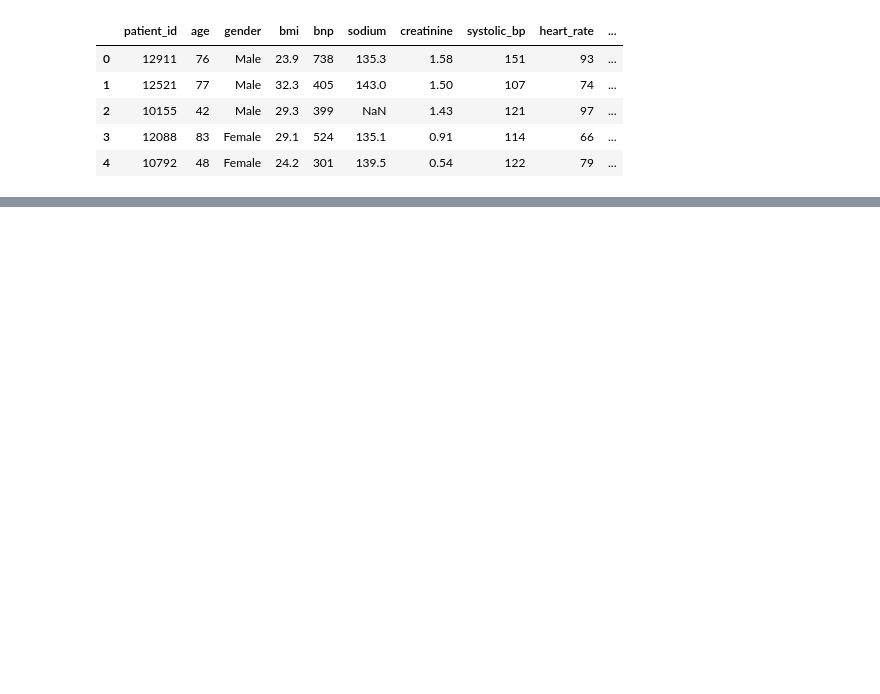
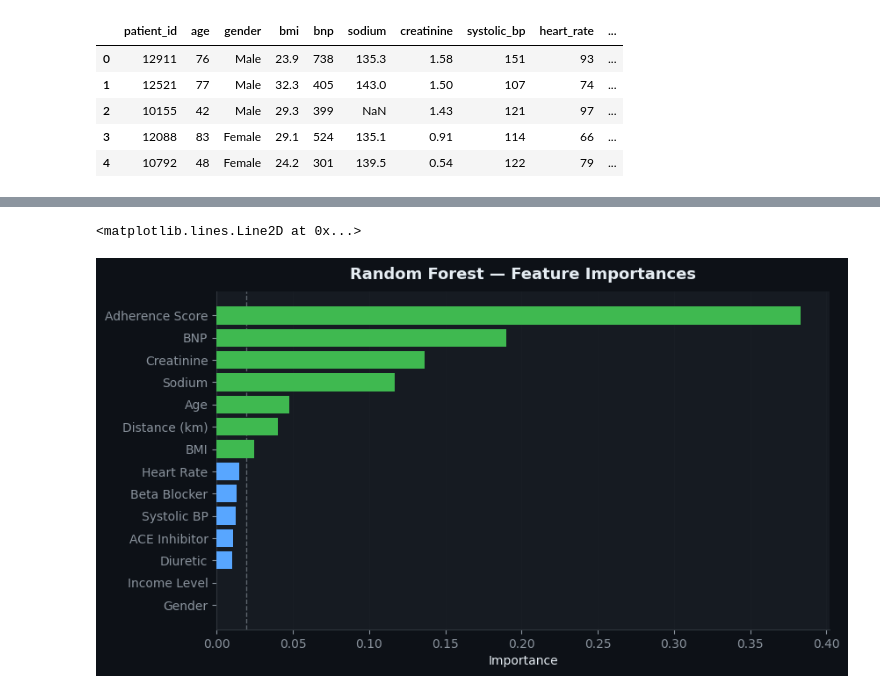
Before and after one commit to dinarazhorabek/heart_failure_readmission, a Jupyter notebook: main.ipynb, the cells around one changed output, grey strips where cells are left out. Saved outputs shown, nothing was run; the diff lists cells and outputs as text; code cells hidden in the pictures; blank space fills up the shorter version.

```diff
--- a/main.ipynb
+++ b/main.ipynb
@@ -41,0 +349,17 @@ dtype: int64
+# %%
+# Feature importances (RF)
+fi = pd.Series(rf_classifier.feature_importances_, index=feature_cols).sort_values(ascending=True)
+
+fig, ax = plt.subplots(figsize=(9, 5))
+feat_labels = ['Age','BMI','BNP','Sodium','Creatinine','Systolic BP','Heart Rate',
+               'ACE Inhibitor','Beta Blocker','Diuretic','Adherence Score',
+               'Distance (km)','Gender','Income Level']
+fi_labeled = pd.Series(rf_classifier.feature_importances_, index=feat_labels).sort_values()
+colors_fi = [GREEN if v > fi_labeled.median() else ACCENT for v in fi_labeled]
+ax.barh(fi_labeled.index, fi_labeled.values, color=colors_fi, edgecolor='none', zorder=3)
+ax.set_title('Random Forest — Feature Importances', color=TEXT, fontsize=13, fontweight='bold', pad=10)
+ax.set_xlabel('Importance'); ax.grid(axis='x', alpha=0.4)
+ax.axvline(fi_labeled.median(), color=MUTED, linestyle='--', linewidth=1, alpha=0.6)
+# %% [output]
+<matplotlib.lines.Line2D at 0x...>
+[figure, added]
```
Also changed, not shown: parts of 16 cells of this notebook.
